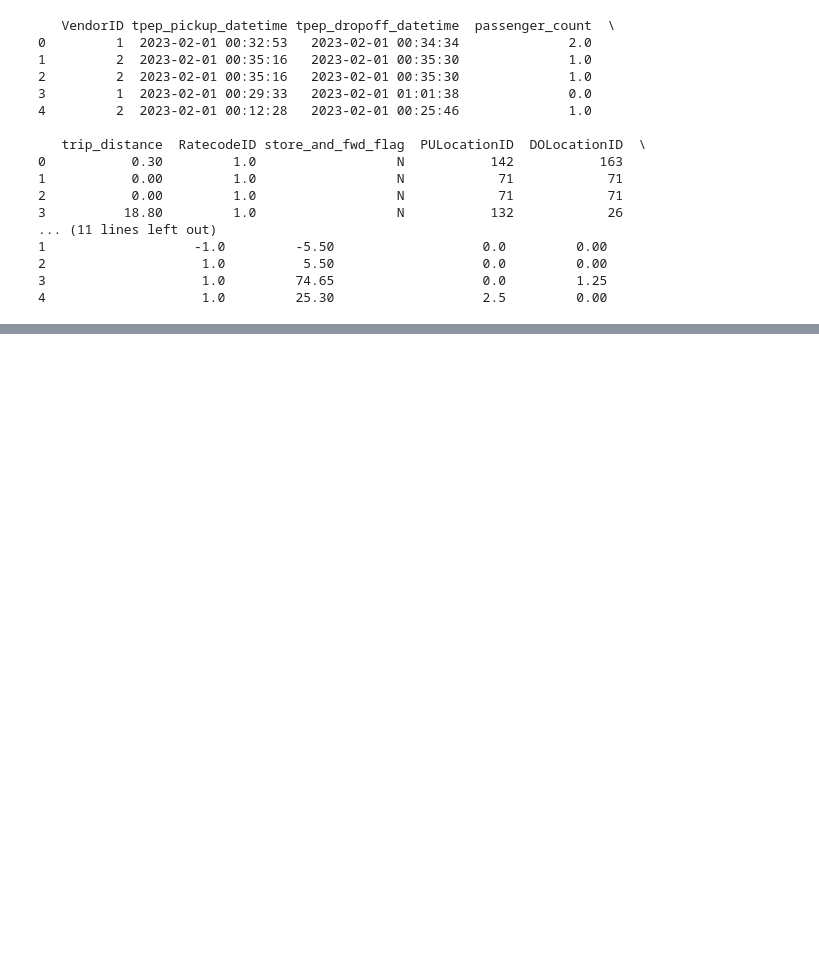
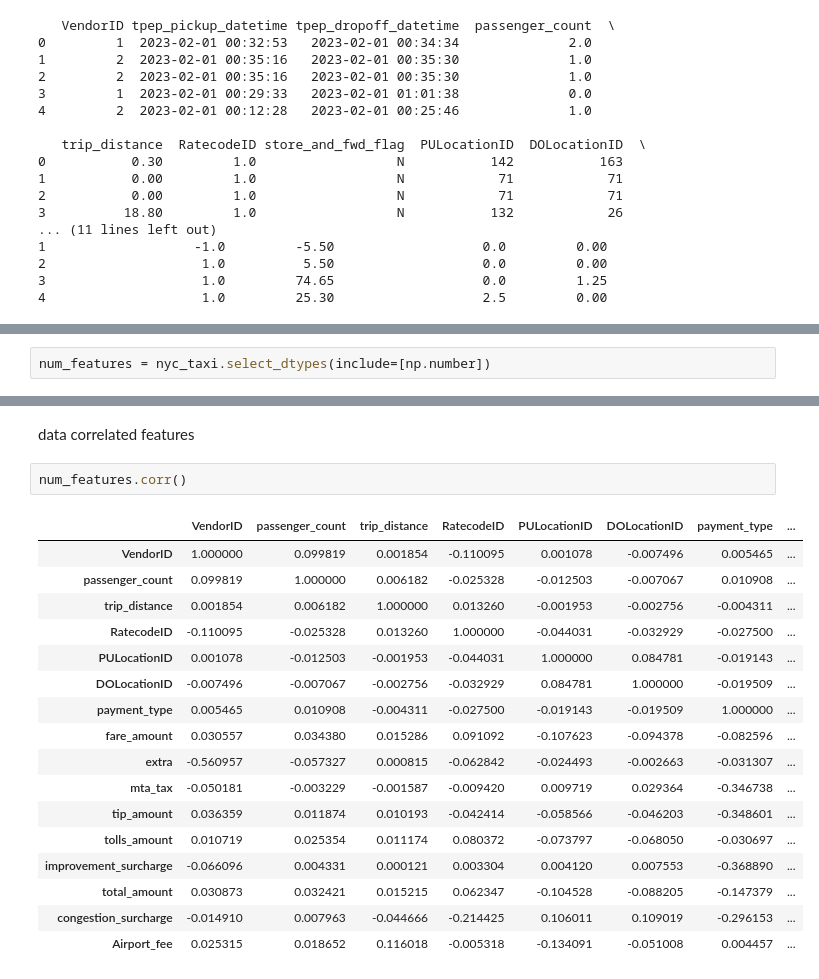
Before and after one commit to MLHermit/FlexiSAF-Internship, a Jupyter notebook: task 3 investigating dataset.ipynb, the cells around one changed output, grey strips where cells are left out. Cells and saved outputs as stored; diff of their text form; blank space fills up the shorter version.

```diff
--- a/task 3 investigating dataset.ipynb
+++ b/task 3 investigating dataset.ipynb
@@ -42,0 +93,2 @@ print(nyc_taxi.head())
+# %%
+num_features = nyc_taxi.select_dtypes(include=[np.number])
@@ -42,0 +123,22 @@ print(nyc_taxi.head())
+# %% [markdown]
+data correlated features
+# %%
+num_features.corr()
+# %% [output]
+|  | VendorID | passenger_count | trip_distance | RatecodeID | PULocationID | DOLocationID | payment_type | ... |
+| VendorID | 1.000000 | 0.099819 | 0.001854 | -0.110095 | 0.001078 | -0.007496 | 0.005465 | ... |
+| passenger_count | 0.099819 | 1.000000 | 0.006182 | -0.025328 | -0.012503 | -0.007067 | 0.010908 | ... |
+| trip_distance | 0.001854 | 0.006182 | 1.000000 | 0.013260 | -0.001953 | -0.002756 | -0.004311 | ... |
+| RatecodeID | -0.110095 | -0.025328 | 0.013260 | 1.000000 | -0.044031 | -0.032929 | -0.027500 | ... |
+| PULocationID | 0.001078 | -0.012503 | -0.001953 | -0.044031 | 1.000000 | 0.084781 | -0.019143 | ... |
+| DOLocationID | -0.007496 | -0.007067 | -0.002756 | -0.032929 | 0.084781 | 1.000000 | -0.019509 | ... |
+| payment_type | 0.005465 | 0.010908 | -0.004311 | -0.027500 | -0.019143 | -0.019509 | 1.000000 | ... |
+| fare_amount | 0.030557 | 0.034380 | 0.015286 | 0.091092 | -0.107623 | -0.094378 | -0.082596 | ... |
+| extra | -0.560957 | -0.057327 | 0.000815 | -0.062842 | -0.024493 | -0.002663 | -0.031307 | ... |
+| mta_tax | -0.050181 | -0.003229 | -0.001587 | -0.009420 | 0.009719 | 0.029364 | -0.346738 | ... |
+| tip_amount | 0.036359 | 0.011874 | 0.010193 | -0.042414 | -0.058566 | -0.046203 | -0.348601 | ... |
+| tolls_amount | 0.010719 | 0.025354 | 0.011174 | 0.080372 | -0.073797 | -0.068050 | -0.030697 | ... |
+| improvement_surcharge | -0.066096 | 0.004331 | 0.000121 | 0.003304 | 0.004120 | 0.007553 | -0.368890 | ... |
+| total_amount | 0.030873 | 0.032421 | 0.015215 | 0.062347 | -0.104528 | -0.088205 | -0.147379 | ... |
+| congestion_surcharge | -0.014910 | 0.007963 | -0.044666 | -0.214425 | 0.106011 | 0.109019 | -0.296153 | ... |
+| Airport_fee | 0.025315 | 0.018652 | 0.116018 | -0.005318 | -0.134091 | -0.051008 | 0.004457 | ... |
```
Also changed, not shown: parts of 10 cells of this notebook.
